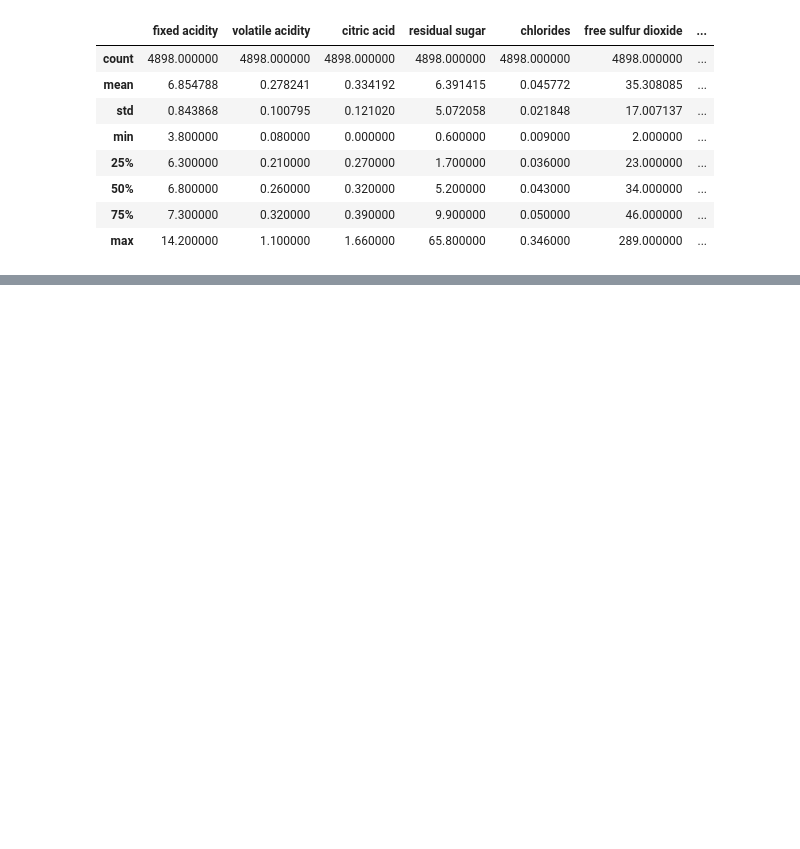
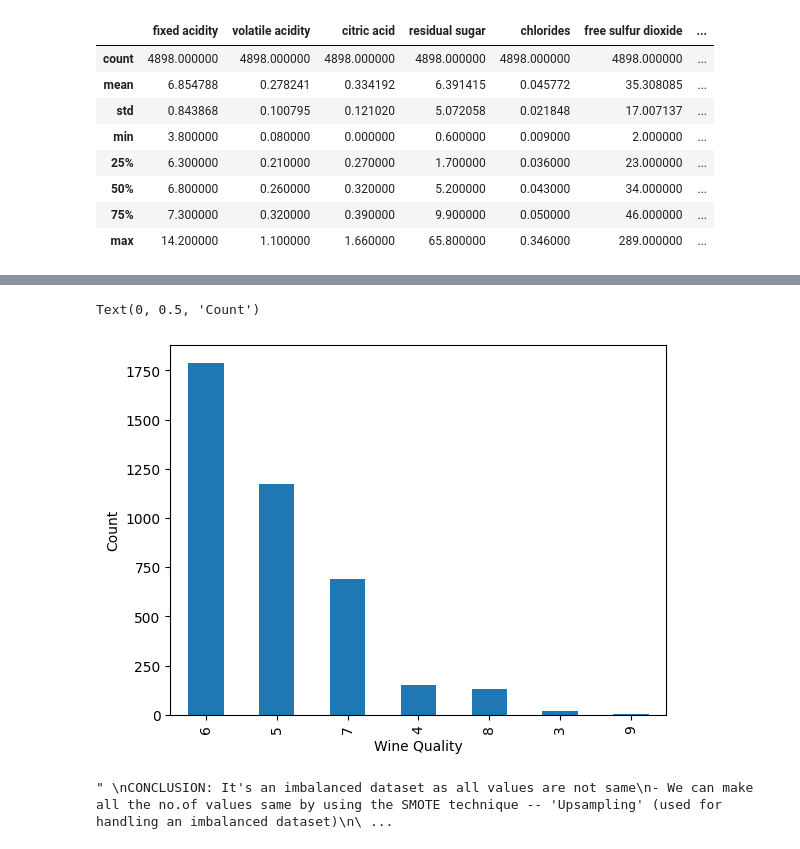
Before and after one commit to harshit4311/Feature-Engineering, a Jupyter notebook: EDA-Red_Wine_Data/red_wine_data.ipynb, the cells around one changed output, grey strips where cells are left out. Cells and saved outputs as stored; diff of their text form; code cells hidden in the pictures; blank space fills up the shorter version.

Commit message:
updated EDA-Red_Wine_Data

```diff
--- a/EDA-Red_Wine_Data/red_wine_data.ipynb
+++ b/EDA-Red_Wine_Data/red_wine_data.ipynb
@@ -73,0 +195,15 @@ df.describe()
+# %%
+df.quality.value_counts().plot(kind='bar')
+plt.xlabel('Wine Quality')
+plt.ylabel('Count')
+# %% [output]
+Text(0, 0.5, 'Count')
+[figure, added]
+# %%
+'''
+CONCLUSION: It's an imbalanced dataset as all values are not same
+- We can make all the no.of values same by using the SMOTE technique -- 'Upsampling' (used for handling an imbalanced dataset)
+
+'''
+# %% [output]
+" \nCONCLUSION: It's an imbalanced dataset as all values are not same\n- We can make all the no.of values same by using the SMOTE technique -- 'Upsampling' (used for handling an imbalanced dataset)\n\ ...
```
Also changed, not shown: parts of 19 cells of this notebook.
